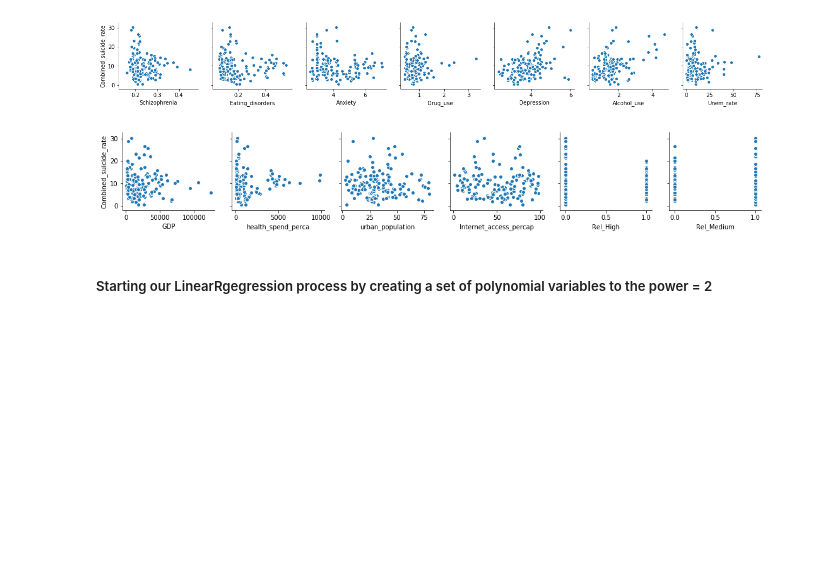
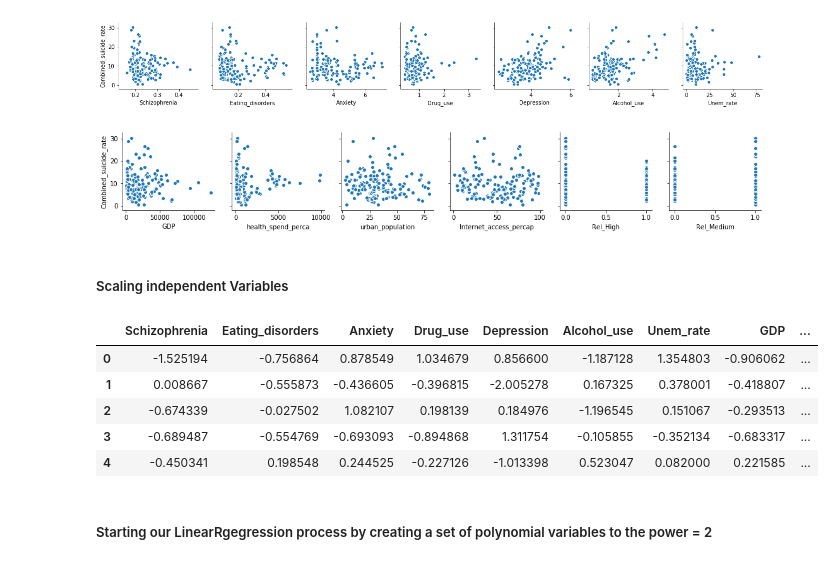
Before and after one commit to Botafogo1894/Project2, a Jupyter notebook: Combined_data.ipynb, the cells around one changed output. Cells and saved outputs as stored; diff of their text form; code cells hidden in the pictures; blank space fills up the shorter version.

```diff
--- a/Combined_data.ipynb
+++ b/Combined_data.ipynb
@@ -494,6 +494,23 @@ sns.pairplot(test_table, x_vars=variables[7:], y_vars=['Combined_suicide_rate'])
 <seaborn.axisgrid.PairGrid at 0x...>
 [figure]
 [figure]
+# %% [markdown]
+##### Scaling independent Variables
+# %%
+from sklearn.preprocessing import scale
+test_table2 = test_table.drop(columns=['Rel_High', 'Rel_Medium', 'Combined_suicide_rate'])
+scaled_table = scale(test_table2)
+scaled_table = pd.DataFrame(scaled_table, columns=[test_table2.columns])
+scaled_table['Rel_High'] = np.array(test_table['Rel_High'])
+scaled_table['Rel_Medium'] = np.array(test_table['Rel_Medium'])
+scaled_table.head()
+# %% [output]
+|  | Schizophrenia | Eating_disorders | Anxiety | Drug_use | Depression | Alcohol_use | Unem_rate | GDP | ... |
+| 0 | -1.525194 | -0.756864 | 0.878549 | 1.034679 | 0.856600 | -1.187128 | 1.354803 | -0.906062 | ... |
+| 1 | 0.008667 | -0.555873 | -0.436605 | -0.396815 | -2.005278 | 0.167325 | 0.378001 | -0.418807 | ... |
+| 2 | -0.674339 | -0.027502 | 1.082107 | 0.198139 | 0.184976 | -1.196545 | 0.151067 | -0.293513 | ... |
+| 3 | -0.689487 | -0.554769 | -0.693093 | -0.894868 | 1.311754 | -0.105855 | -0.352134 | -0.683317 | ... |
+| 4 | -0.450341 | 0.198548 | 0.244525 | -0.227126 | -1.013398 | 0.523047 | 0.082000 | 0.221585 | ... |
 # %% [markdown]
 ##### Starting our LinearRgegression process by creating a set of polynomial variables to the power = 2
 # %%
```
Also changed, not shown: parts of 9 cells of this notebook.
